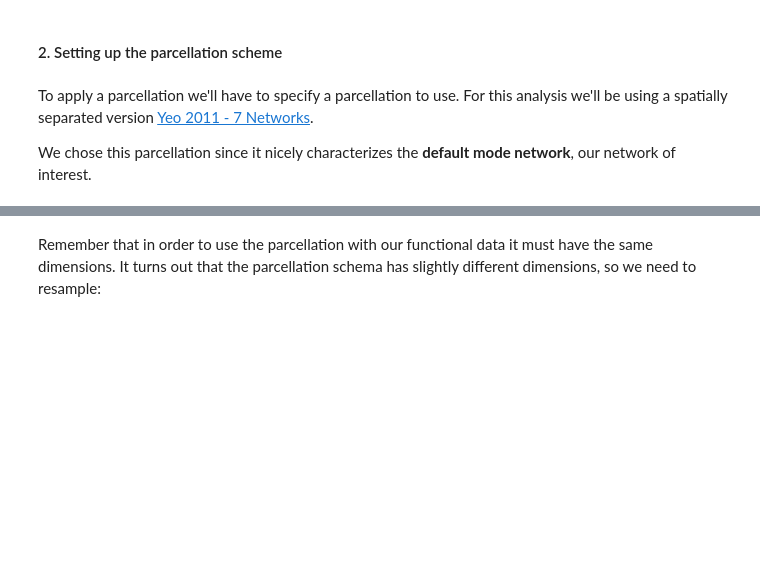
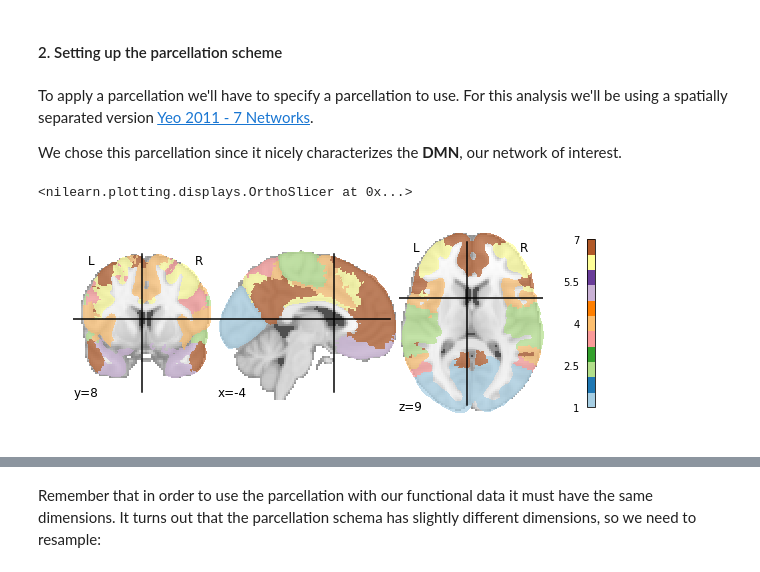
Before and after one commit to carpentries-incubator/SDC-BIDS-fMRI, a Jupyter notebook: bin/07_functional-connectivity-analysis.ipynb, the cells around one changed output, grey strips where cells are left out. Cells and saved outputs as stored; diff of their text form; code cells hidden in the pictures; blank space fills up the shorter version.

```diff
--- a/bin/07_functional-connectivity-analysis.ipynb
+++ b/bin/07_functional-connectivity-analysis.ipynb
@@ -115,7 +119,14 @@ clean_img = img.clean_img(func_img,confounds=confounds,low_pass=0.08,high_pass=0
 To apply a parcellation we'll have to specify a parcellation to use.
 For this analysis we'll be using a spatially separated version [Yeo 2011 - 7 Networks](https://www.ncbi.nlm.nih.gov/pubmed/21653723).
 
-We chose this parcellation since it nicely characterizes the **default mode network**, our network of interest.
+We chose this parcellation since it nicely characterizes the **DMN**, our network of interest.
+# %%
+#Examine the original Yeo7 parcellation
+net7 = '../resources/rois/yeo_2011/Yeo_JNeurophysiol11_MNI152/Yeo2011_7Networks_MNI152_FreeSurferConformed1mm_LiberalMask.nii.gz'
+plot.plot_roi(net7,cmap='Paired',colorbar=True)
+# %% [output]
+<nilearn.plotting.displays.OrthoSlicer at 0x...>
+[figure, added]
 # %%
 #Load in the spatially separated Yeo 2011 7 networks and view
 parcel_file = '../resources/rois/yeo_2011/Yeo_JNeurophysiol11_MNI152/relabeled_yeo_atlas.nii.gz'
```
Also changed, not shown: parts of 31 cells of this notebook, 1 other file.
